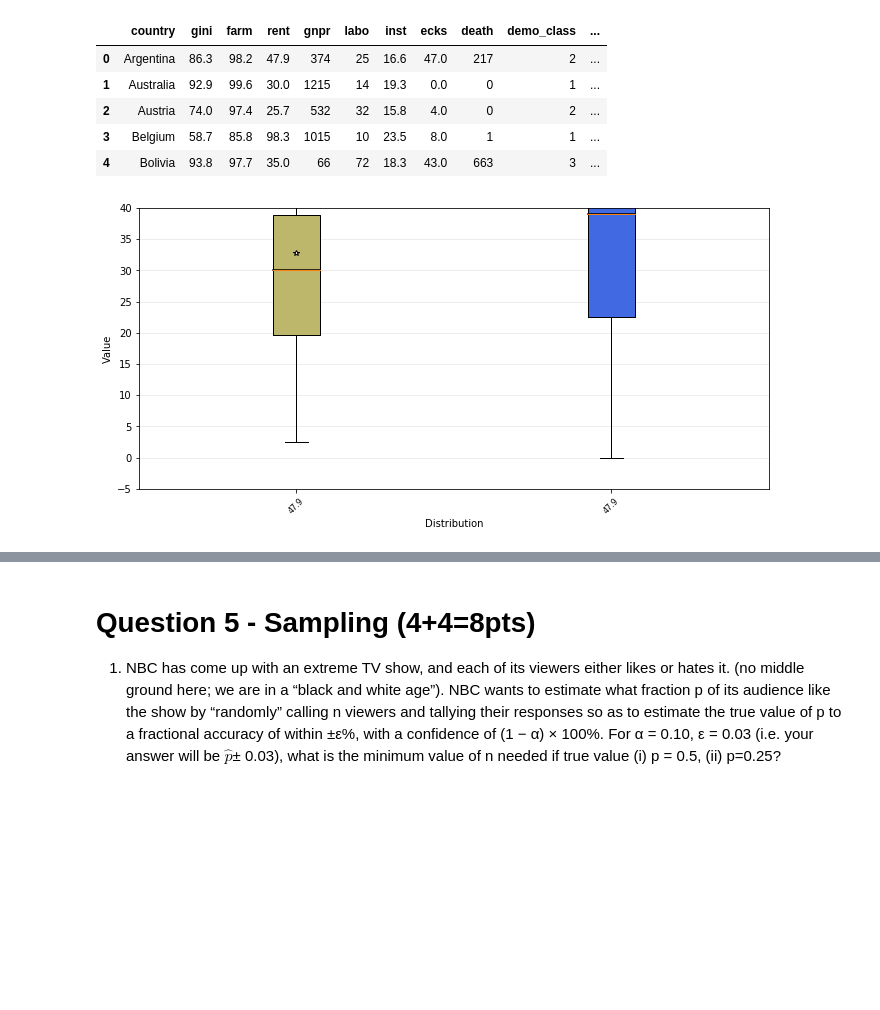
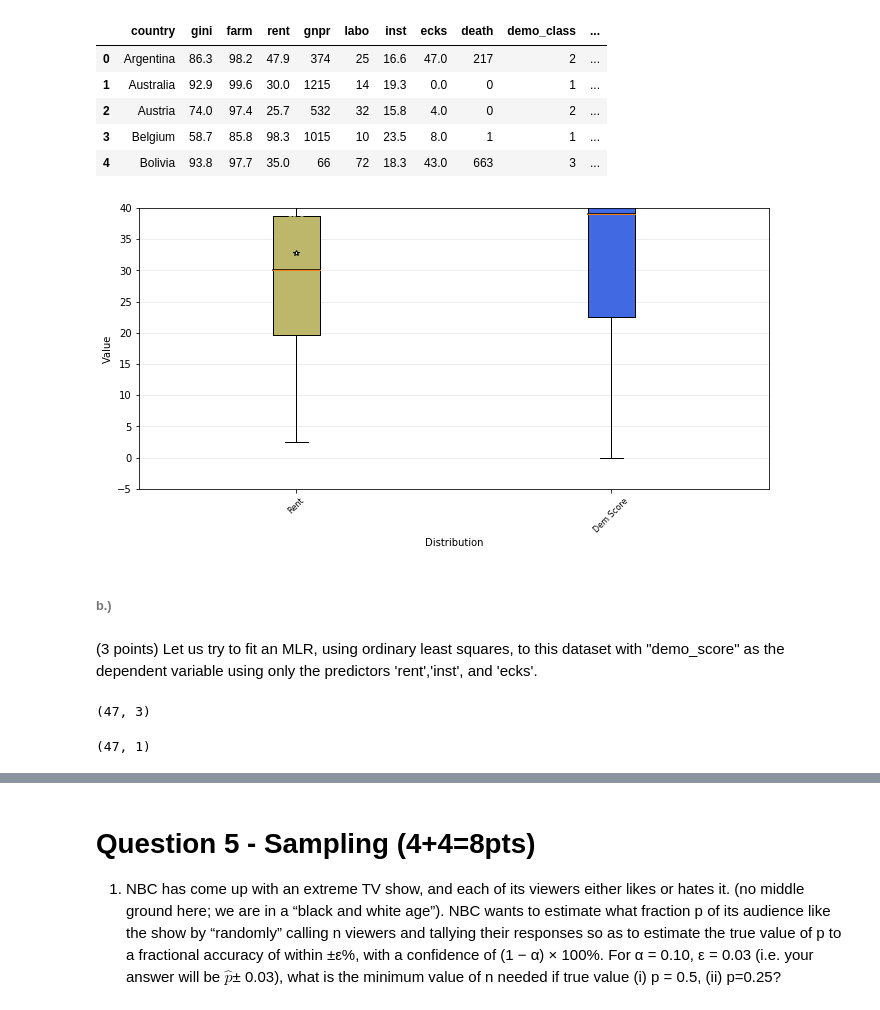
Before and after one commit to bconnorwhite/EE-461P, a Jupyter notebook: HW2/HW2.ipynb, the cells around one changed output, grey strips where cells are left out. Cells and saved outputs as stored; diff of their text form; code cells hidden in the pictures; blank space fills up the shorter version.

```diff
--- a/HW2/HW2.ipynb
+++ b/HW2/HW2.ipynb
@@ -303,33 +303,47 @@ for i in range(numBoxes):
         medianY.append(med.get_ydata()[j])
         plt.plot(medianX, medianY, 'k')
         medians[i] = medianY[0]
     # Finally, overplot the sample averages, with horizontal alignment
     # in the center of each box
     plt.plot([np.average(med.get_xdata())], [np.average(data[i])],
              color='w', marker='*', markeredgecolor='k')
 
 # Set the axes ranges and axes labels
 ax1.set_xlim(0.5, numBoxes + 0.5)
 top = 40
 bottom = -5
 ax1.set_ylim(bottom, top)
-names=['a']
-xtickNames = plt.setp(ax1, xticklabels=np.repeat(names, 2))
+xtickNames = plt.setp(ax1, xticklabels=['Rent', 'Dem Score'])
 plt.setp(xtickNames, rotation=45, fontsize=8)
 
 # Due to the Y-axis scale being different across samples, it can be
 # hard to compare differences in medians across the samples. Add upper
 # X-axis tick labels with the sample medians to aid in comparison
 # (just use two decimal places of precision)
 pos = np.arange(numBoxes) + 1
 upperLabels = [str(np.round(s, 2)) for s in medians]
 weights = ['bold', 'semibold']
 for tick, label in zip(range(numBoxes), ax1.get_xticklabels()):
     k = tick % 2
     ax1.text(pos[tick], top - (top*0.05), upperLabels[tick],
              horizontalalignment='center', size='x-small', weight=weights[k],
              color=boxColors[k])
 
 plt.show()
 # %% [output]
-[figure, old version]
+[figure, new version]
+# %% [markdown]
+###### b.)
+# %% [markdown]
+(3 points) Let us try to fit an MLR, using ordinary least squares, to this dataset with "demo_score" as the dependent variable using only the predictors 'rent','inst', and 'ecks'.
+# %%
+from sklearn.model_selection import train_test_split
+X = np.asarray([df['rent'], df['inst'], df['ecks']]).T
+X.shape
+# %% [output]
+(47, 3)
+# %%
+y = df['demo_score'][:, np.newaxis]
+y.shape
+# %% [output]
+(47, 1)
```
Also changed, not shown: parts of 8 cells of this notebook.
